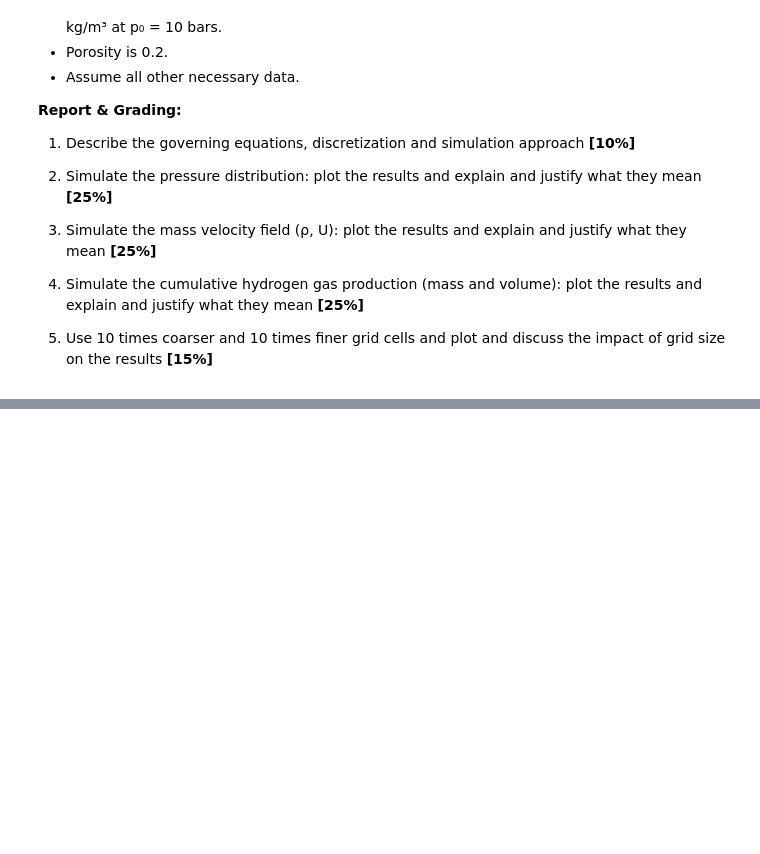
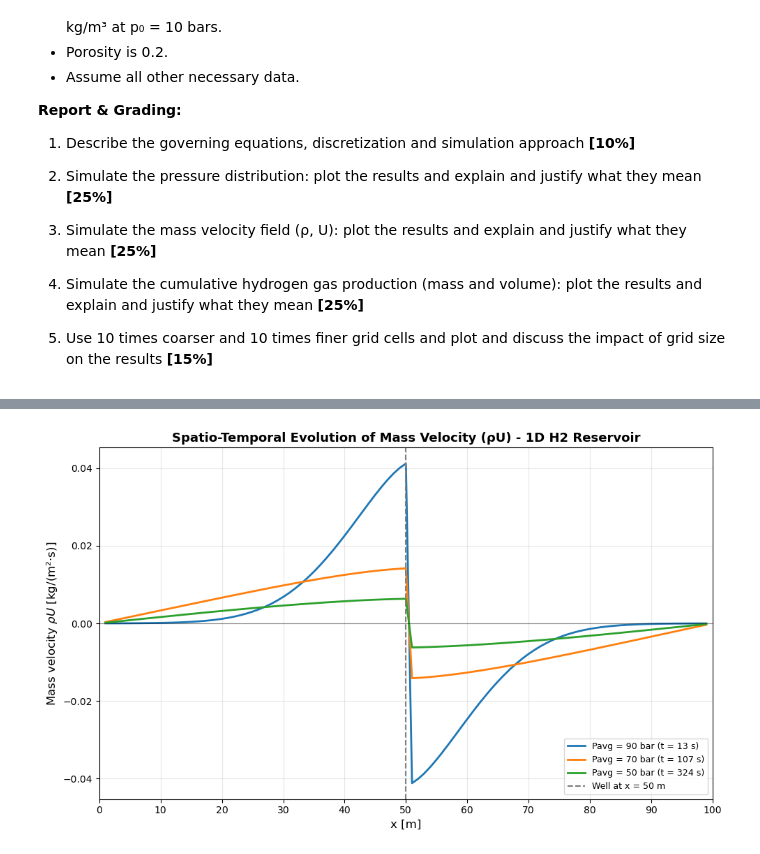
Before and after one commit to nandanajihha/Geo-Energy-App-Final-Project-Q3-2026-, a Jupyter notebook: Polak_and_Afif/Project I/Project I - Geo-Energy App Final Project.ipynb, the cells around one changed output, grey strips where cells are left out. Drawn from its saved outputs; the diff is of its cells as text; code cells hidden in the pictures; blank space fills up the shorter version.

```diff
--- a/Polak_and_Afif/Project I/Project I - Geo-Energy App Final Project.ipynb
+++ b/Polak_and_Afif/Project I/Project I - Geo-Energy App Final Project.ipynb
@@ -34,0 +287,40 @@ Simulate the pressure distribution, mass velocity field (ρ, U), and cumulative
+# %%
+# Task 3 Project 1: Mass velocity field (ρU) at cell faces
+
+x_face = np.arange(1, nx) * dx  # Face positions [m]
+
+fig, ax = plt.subplots(1, 1, figsize=(10, 6))
+
+
+# Computing and plotting ρU at each observation point (skip t=0)
+for t, p_profile in zip(plot_times[1:], plot_pressures[1:]):
+    p_Pa = p_profile * 1e5  # Convert bar to Pa
+
+    u_face = -(k / mu) * np.diff(p_Pa) / dx  # Darcy velocity [m/s]
+
+
+    # Upwind density
+    rho_face = rho_0 * np.where(u_face > 0, p_Pa[:-1], p_Pa[1:]) / p_0  # Upwind density [kg/m3]
+
+
+    # Mass velocity [kg/(m2·s)]
+    rho_u = rho_face * u_face
+
+    p_avg = np.mean(p_profile)
+    ax.plot(x_face, rho_u, label=f'Pavg = {p_avg:.0f} bar (t = {t:.0f} s)', linewidth=2)
+
+
+ax.axhline(y=0, color='k', linestyle='-', linewidth=0.8, alpha=0.4)
+ax.axvline(x=L/2, color='gray', linestyle='--', linewidth=1.5, label='Well at x = 50 m')
+ax.set_xlabel('x [m]', fontsize=12)
+ax.set_ylabel(r'Mass velocity $\rho U$ [kg/(m²·s)]', fontsize=12)
+ax.set_title('Spatio-Temporal Evolution of Mass Velocity (ρU) - 1D H2 Reservoir', fontsize=13, fontweight='bold')
+ax.legend(fontsize=9, loc='lower right')
+ax.grid(True, alpha=0.3)
+ax.set_xlim(0, L)
+ax.set_xticks(np.arange(0, L+1, 10))
+
+plt.tight_layout()
+plt.show()
+# %% [output]
+[figure, added]
```
Also changed, not shown: parts of 11 cells of this notebook, 1 other file.
